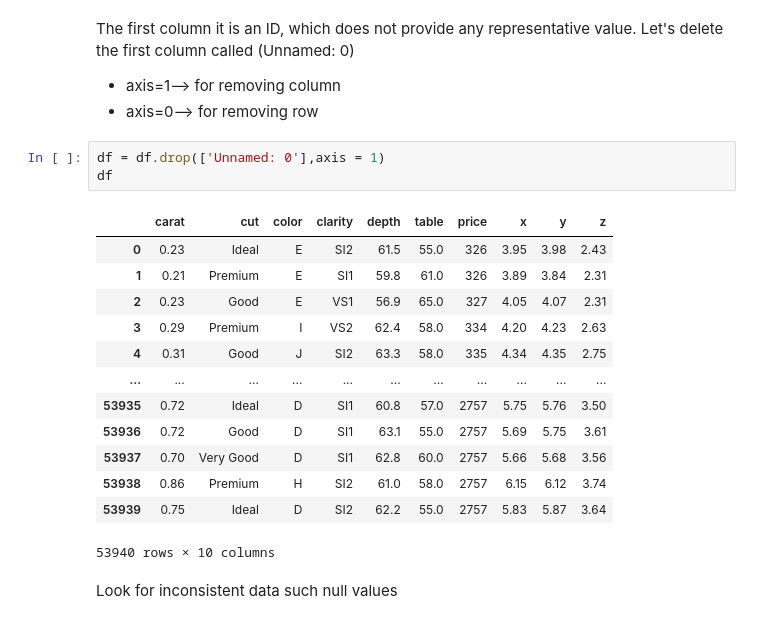
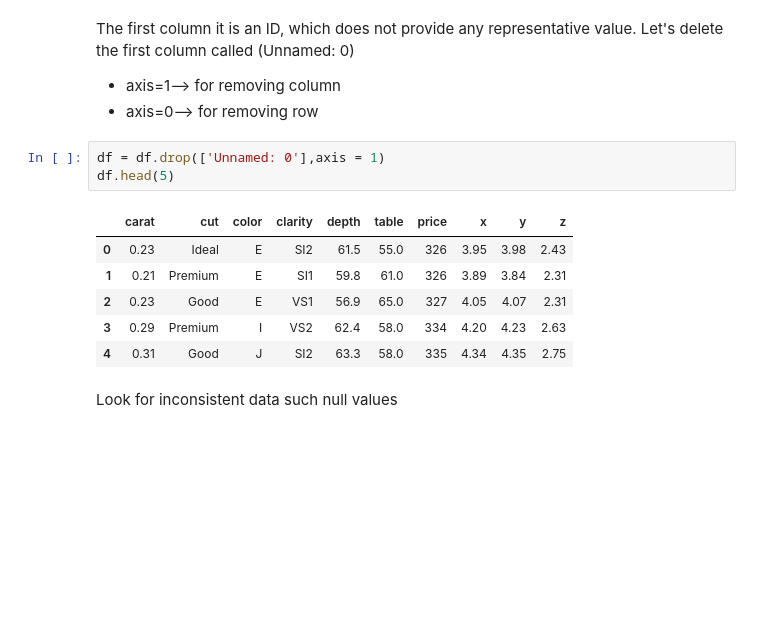
Before and after one commit to Andrea-PuBo/NEC, a Jupyter notebook: notebooks/preprocessing.ipynb, the cells around one changed output. Drawn from its saved outputs; the diff is of its cells as text; blank space fills up the shorter version.

```diff
--- a/notebooks/preprocessing.ipynb
+++ b/notebooks/preprocessing.ipynb
@@ -69,21 +69,14 @@ The first column it is an ID, which does not provide any representative value. L
 - axis=0--> for removing row
 # %%
 df = df.drop(['Unnamed: 0'],axis = 1)
-df
+df.head(5)
 # %% [output]
 |  | carat | cut | color | clarity | depth | table | price | x | y | z |
 | 0 | 0.23 | Ideal | E | SI2 | 61.5 | 55.0 | 326 | 3.95 | 3.98 | 2.43 |
 | 1 | 0.21 | Premium | E | SI1 | 59.8 | 61.0 | 326 | 3.89 | 3.84 | 2.31 |
 | 2 | 0.23 | Good | E | VS1 | 56.9 | 65.0 | 327 | 4.05 | 4.07 | 2.31 |
 | 3 | 0.29 | Premium | I | VS2 | 62.4 | 58.0 | 334 | 4.20 | 4.23 | 2.63 |
 | 4 | 0.31 | Good | J | SI2 | 63.3 | 58.0 | 335 | 4.34 | 4.35 | 2.75 |
-| ... | ... | ... | ... | ... | ... | ... | ... | ... | ... | ... |
-| 53935 | 0.72 | Ideal | D | SI1 | 60.8 | 57.0 | 2757 | 5.75 | 5.76 | 3.50 |
-| 53936 | 0.72 | Good | D | SI1 | 63.1 | 55.0 | 2757 | 5.69 | 5.75 | 3.61 |
-| 53937 | 0.70 | Very Good | D | SI1 | 62.8 | 60.0 | 2757 | 5.66 | 5.68 | 3.56 |
-| 53938 | 0.86 | Premium | H | SI2 | 61.0 | 58.0 | 2757 | 6.15 | 6.12 | 3.74 |
-| 53939 | 0.75 | Ideal | D | SI2 | 62.2 | 55.0 | 2757 | 5.83 | 5.87 | 3.64 |
-53940 rows × 10 columns
 # %% [markdown]
 Look for inconsistent data such null values
 # %%
```
Also changed, not shown: parts of 10 cells of this notebook.
